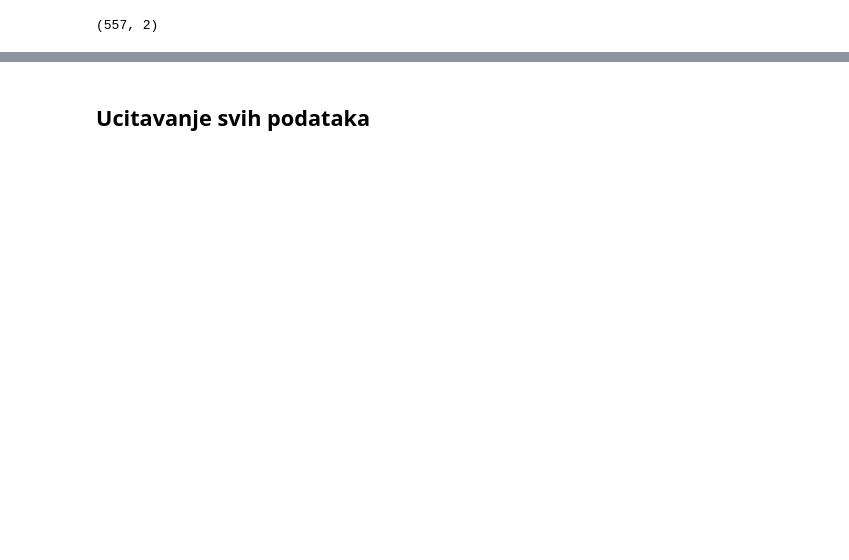
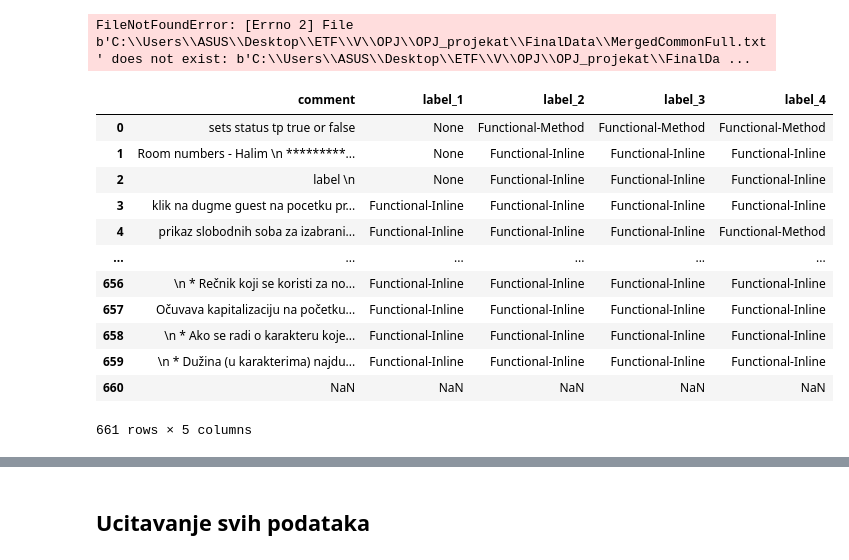
Before and after one commit to ivanamunjas/OPJ-projekat, a Jupyter notebook: OPJ.ipynb, the cells around one changed output, grey strips where cells are left out. Cells and saved outputs as stored; diff of their text form; code cells hidden in the pictures; blank space fills up the shorter version.

```diff
--- a/OPJ.ipynb
+++ b/OPJ.ipynb
@@ -19,19 +19,3 @@ t_start = time()
 # %%
 import warnings
 warnings.filterwarnings('ignore')
-# %%
-def create_common_df(id_):
-    try:
-        cols = ['NaturalLanguageID', 'ProgrammingLanguageName', 'RepoID', 'SourceID', 'CommentID', 'comment', 'label']
-        df = pd.read_csv('Data\\Common\\OutDataCommon{}.txt'.format(id_), sep='\t', lineterminator='\r', header=None)
-        df.columns = cols
-        df = df.drop(['NaturalLanguageID', 'ProgrammingLanguageName', 'RepoID', 'SourceID', 'CommentID'],axis=1)
-        return df
-    except:
-        with open('Data\\Common\OutDataCommon{}.txt'.format(id_), "r", encoding="utf-8",  newline="\r\n") as source:
-            for line in source:
-                line = line.replace("\n", "")
-                part = line.split("\t")
-                if len(part) != 7:
-                    print('POPRAVITI .TXT')
-                    print(part)
@@ -43,6 +22,27 @@ df4 = create_common_df(4)
-# %%
-df4.shape
-# %% [output]
-(557, 2)
+# %%
+def create_common_df():
+        df = pd.read_csv('C:\\Users\\ASUS\\Desktop\\ETF\\V\\OPJ\\OPJ_projekat\\FinalData\\MergedCommonFull.txt', sep='\t', lineterminator='\r')
+        df = df.drop(['NaturalLanguageID', 'ProgrammingLanguageName', 'RepoID', 'SourceID', 'CommentID'],axis=1)
+        return df
+# %%
+df = create_common_df()
+# %% [output]
+FileNotFoundError: [Errno 2] File b'C:\\Users\\ASUS\\Desktop\\ETF\\V\\OPJ\\OPJ_projekat\\FinalData\\MergedCommonFull.txt' does not exist: b'C:\\Users\\ASUS\\Desktop\\ETF\\V\\OPJ\\OPJ_projekat\\FinalDa ...
+# %%
+df
+# %% [output]
+|  | comment | label_1 | label_2 | label_3 | label_4 |
+| 0 | sets status tp true or false | None | Functional-Method | Functional-Method | Functional-Method |
+| 1 | Room numbers - Halim \n *********... | None | Functional-Inline | Functional-Inline | Functional-Inline |
+| 2 | label \n | None | Functional-Inline | Functional-Inline | Functional-Inline |
+| 3 | klik na dugme guest na pocetku pr... | Functional-Inline | Functional-Inline | Functional-Inline | Functional-Inline |
+| 4 | prikaz slobodnih soba za izabrani... | Functional-Inline | Functional-Inline | Functional-Inline | Functional-Method |
+| ... | ... | ... | ... | ... | ... |
+| 656 | \n * Rečnik koji se koristi za no... | Functional-Inline | Functional-Inline | Functional-Inline | Functional-Inline |
+| 657 | Očuvava kapitalizaciju na početku... | Functional-Inline | Functional-Inline | Functional-Inline | Functional-Inline |
+| 658 | \n * Ako se radi o karakteru koje... | Functional-Inline | Functional-Inline | Functional-Inline | Functional-Inline |
+| 659 | \n * Dužina (u karakterima) najdu... | Functional-Inline | Functional-Inline | Functional-Inline | Functional-Inline |
+| 660 | NaN | NaN | NaN | NaN | NaN |
+661 rows × 5 columns
 # %%
 pd.set_option('display.max_rows', 10)
```
Also changed, not shown: parts of 68 cells of this notebook.
